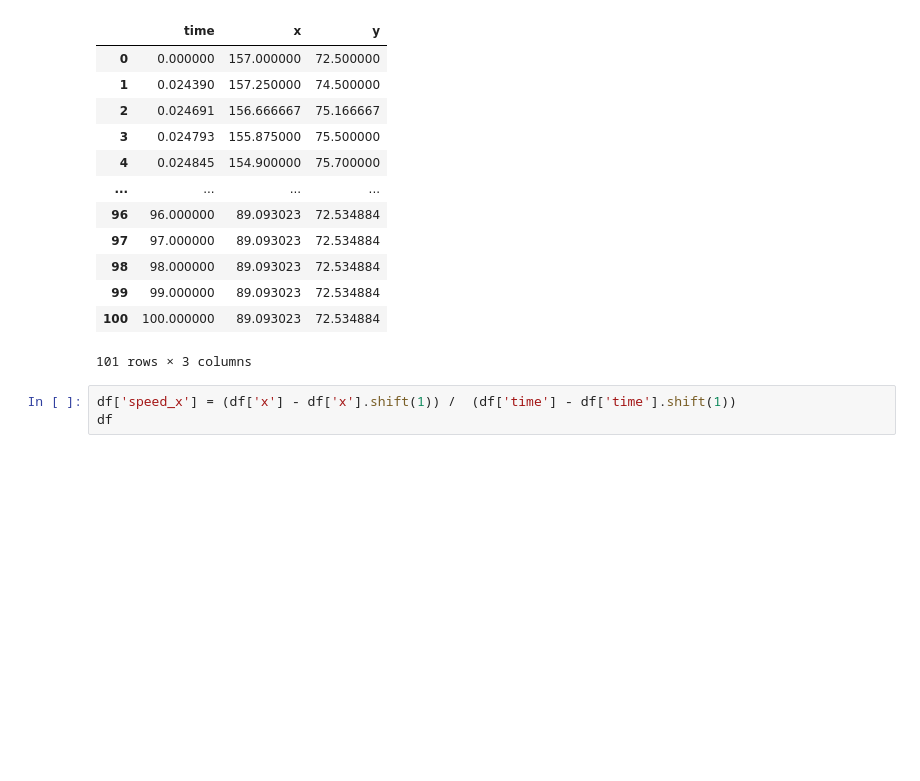
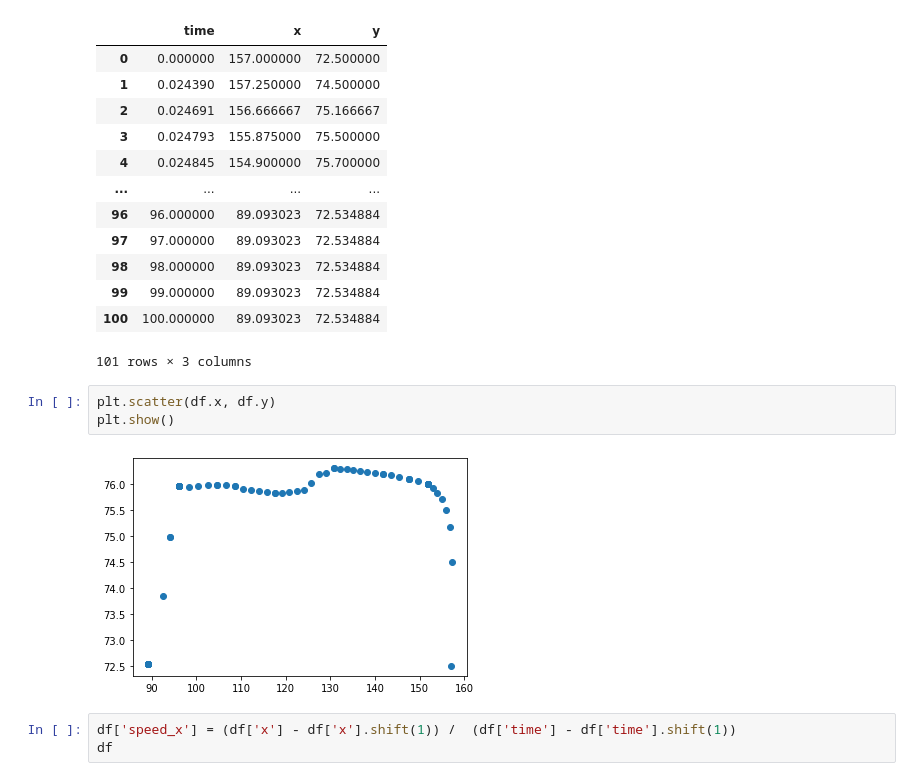
Before and after one commit to Mar19845/detection_passes_football, a Jupyter notebook: App.ipynb, the cells around one changed output. Cells and saved outputs as stored; diff of their text form; blank space fills up the shorter version.

```diff
--- a/App.ipynb
+++ b/App.ipynb
@@ -129,6 +115,11 @@ df
 | 99 | 99.000000 | 89.093023 | 72.534884 |
 | 100 | 100.000000 | 89.093023 | 72.534884 |
 101 rows × 3 columns
+# %%
+plt.scatter(df.x, df.y)
+plt.show()
+# %% [output]
+[figure, added]
 # %%
 df['speed_x'] = (df['x'] - df['x'].shift(1)) /  (df['time'] - df['time'].shift(1))
 df
```
Also changed, not shown: parts of 18 cells of this notebook, 1 other file.
